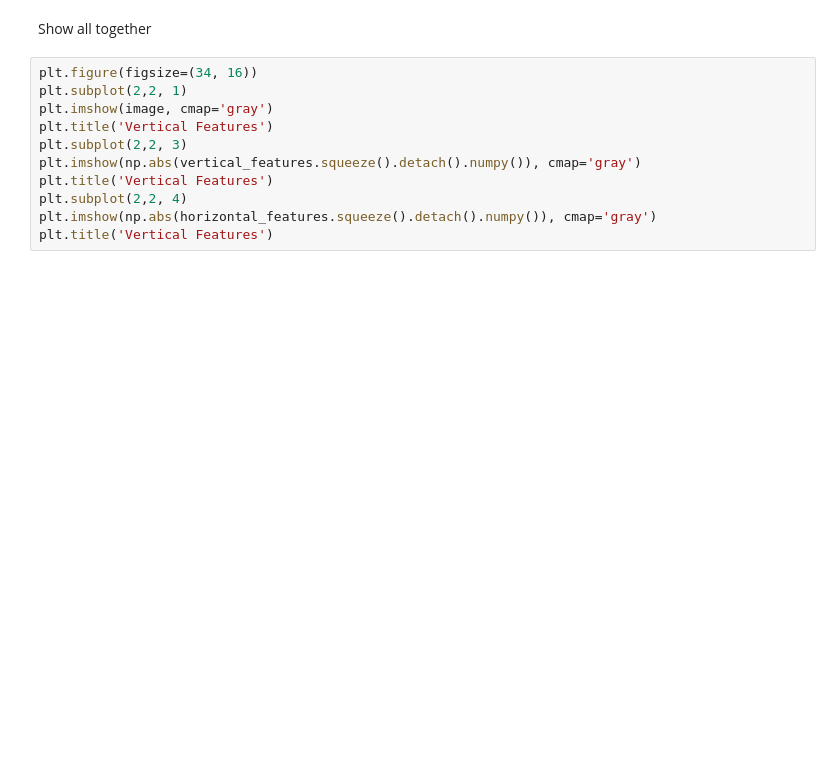
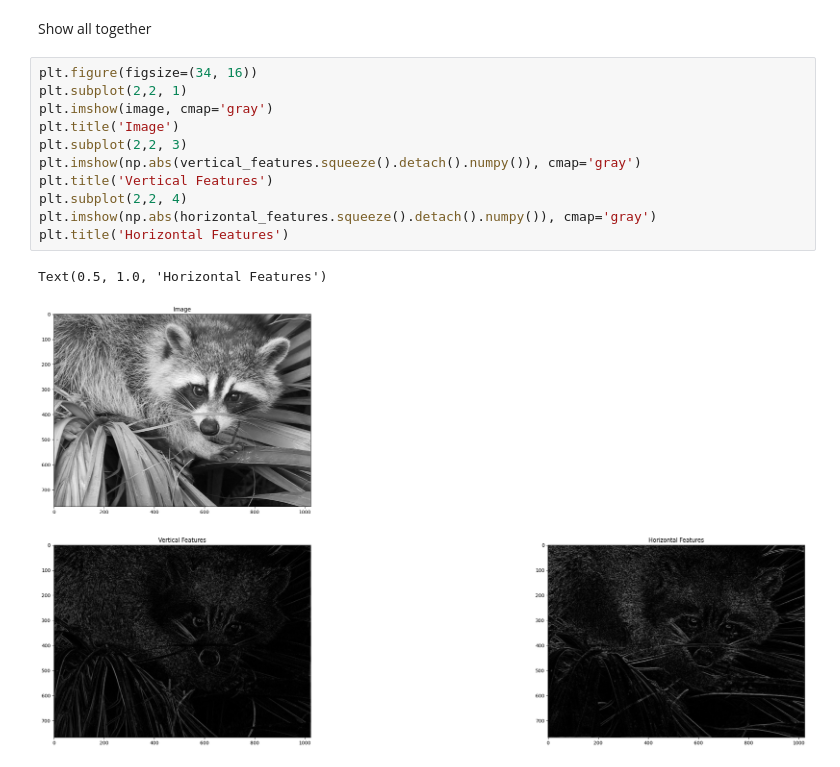
Before and after one commit to elhamod/BA865-2024, a Jupyter notebook: hands-on/Convolutions.ipynb, the cells around one changed output. Saved outputs shown, nothing was run; the diff lists cells and outputs as text; blank space fills up the shorter version.

```diff
--- a/hands-on/Convolutions.ipynb
+++ b/hands-on/Convolutions.ipynb
@@ -64,11 +80,14 @@ Show all together
 # %%
 plt.figure(figsize=(34, 16))
 plt.subplot(2,2, 1)
 plt.imshow(image, cmap='gray')
-plt.title('Vertical Features')
+plt.title('Image')
 plt.subplot(2,2, 3)
 plt.imshow(np.abs(vertical_features.squeeze().detach().numpy()), cmap='gray')
 plt.title('Vertical Features')
 plt.subplot(2,2, 4)
 plt.imshow(np.abs(horizontal_features.squeeze().detach().numpy()), cmap='gray')
-plt.title('Vertical Features')
+plt.title('Horizontal Features')
+# %% [output]
+Text(0.5, 1.0, 'Horizontal Features')
+[figure, added]
```
Also changed, not shown: parts of 6 cells of this notebook.
